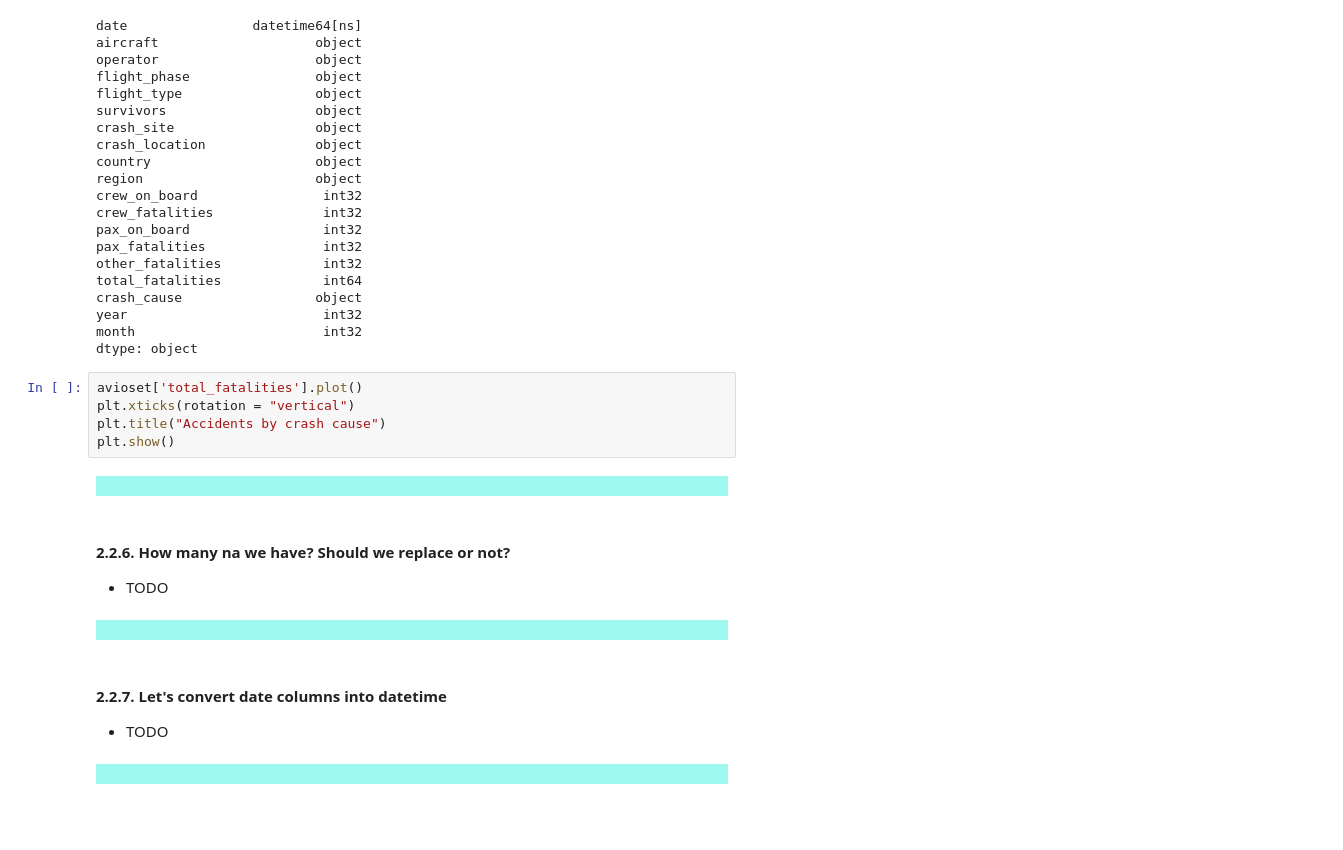
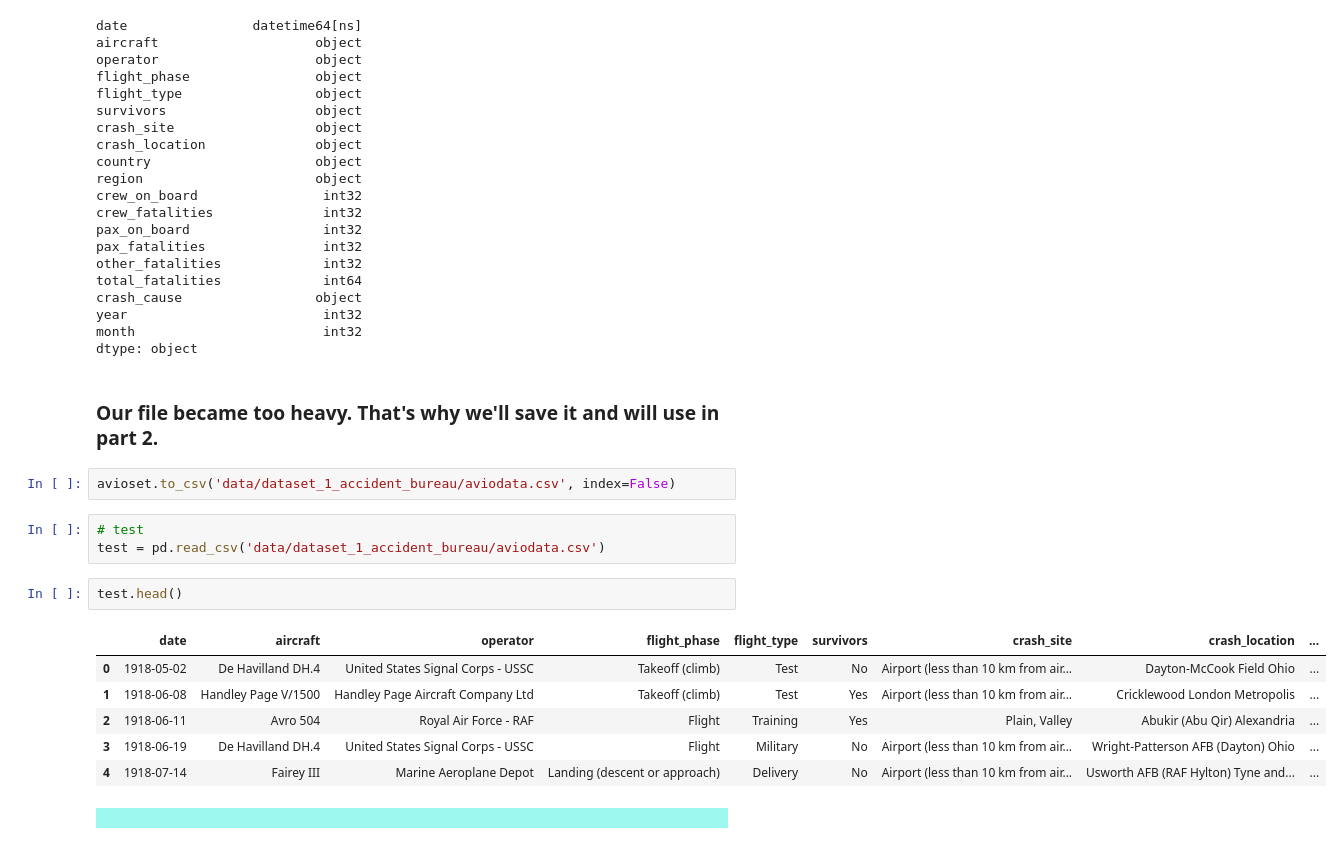
Before and after one commit to petiatodorova/Accidents-in-Aviation-Analysis, a Jupyter notebook: Dataset_1_AAB.ipynb, the cells around one changed output. Drawn from its saved outputs; the diff is of its cells as text; blank space fills up the shorter version.

Commit message:
Part 1 is finished.

```diff
--- a/Dataset_1_AAB.ipynb
+++ b/Dataset_1_AAB.ipynb
@@ -587,20 +587,21 @@ crash_cause                 object
 year                         int32
 month                        int32
 dtype: object
-# %%
-avioset['total_fatalities'].plot()
-plt.xticks(rotation = "vertical")
-plt.title("Accidents by crash cause")
-plt.show()
+# %% [markdown]
+### Our file became too heavy. That's why we'll save it and will use in part 2.
+# %%
+avioset.to_csv('data/dataset_1_accident_bureau/aviodata.csv', index=False)
+# %%
+# test
+test = pd.read_csv('data/dataset_1_accident_bureau/aviodata.csv')
+# %%
+test.head()
+# %% [output]
+|  | date | aircraft | operator | flight_phase | flight_type | survivors | crash_site | crash_location | ... |
+| 0 | 1918-05-02 | De Havilland DH.4 | United States Signal Corps - USSC | Takeoff (climb) | Test | No | Airport (less than 10 km from air... | Dayton-McCook Field Ohio | ... |
+| 1 | 1918-06-08 | Handley Page V/1500 | Handley Page Aircraft Company Ltd | Takeoff (climb) | Test | Yes | Airport (less than 10 km from air... | Cricklewood London Metropolis | ... |
+| 2 | 1918-06-11 | Avro 504 | Royal Air Force - RAF | Flight | Training | Yes | Plain, Valley | Abukir (Abu Qir) Alexandria | ... |
+| 3 | 1918-06-19 | De Havilland DH.4 | United States Signal Corps - USSC | Flight | Military | No | Airport (less than 10 km from air... | Wright-Patterson AFB (Dayton) Ohio | ... |
+| 4 | 1918-07-14 | Fairey III | Marine Aeroplane Depot | Landing (descent or approach) | Delivery | No | Airport (less than 10 km from air... | Usworth AFB (RAF Hylton) Tyne and... | ... |
 # %% [markdown]
 <div style="background-color: #9df9ef; padding: 10px;"></div>
-# %% [markdown]
-#### 2.2.6. How many na we have? Should we replace or not?
-- TODO
-# %% [markdown]
-<div style="background-color: #9df9ef; padding: 10px;"></div>
-# %% [markdown]
-#### 2.2.7. Let's convert date columns into datetime
-- TODO
-# %% [markdown]
-<div style="background-color: #9df9ef; padding: 10px;"></div>
```
Also changed, not shown: parts of 2 cells of this notebook.
